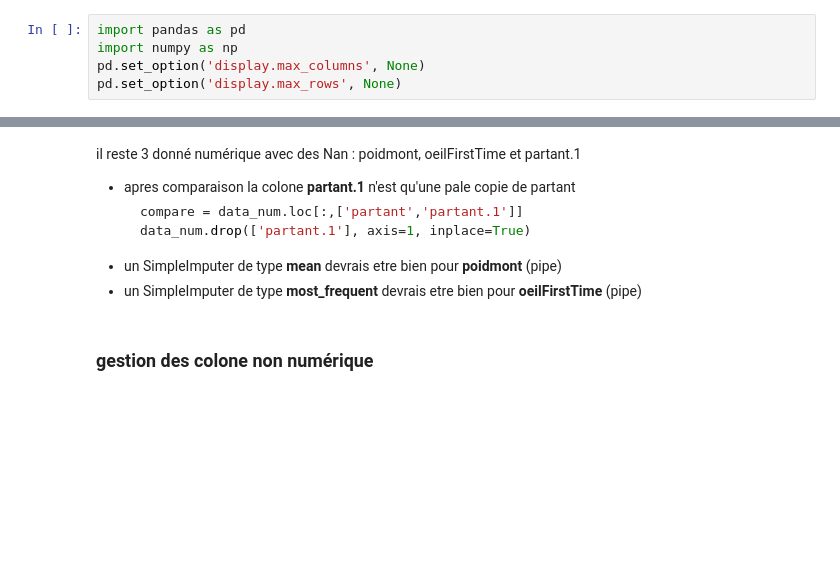
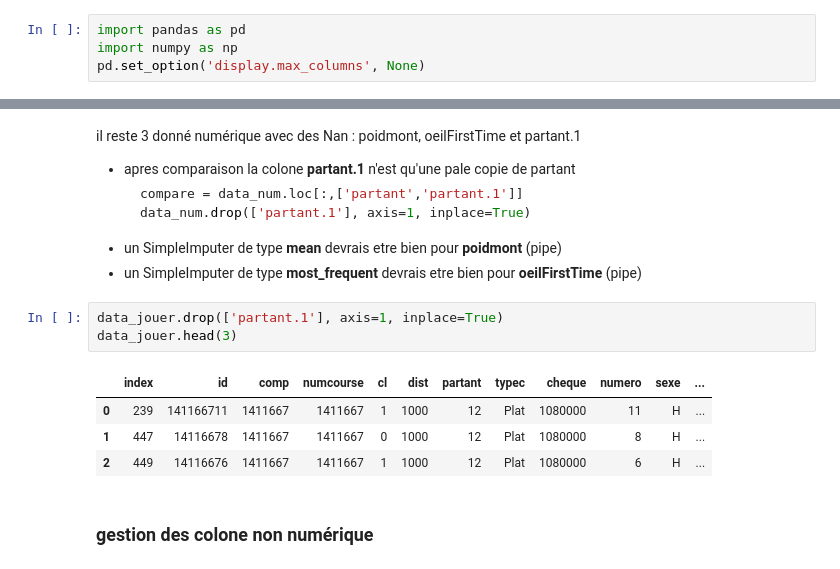
Before and after one commit to Biguhuh/chouwal, a Jupyter notebook: new_preprocess.ipynb, the cells around one changed output, grey strips where cells are left out. Saved outputs shown, nothing was run; the diff lists cells and outputs as text; blank space fills up the shorter version.

````diff
--- a/new_preprocess.ipynb
+++ b/new_preprocess.ipynb
@@ -2,7 +2,6 @@
 import pandas as pd
 import numpy as np
 pd.set_option('display.max_columns', None)
-pd.set_option('display.max_rows', None)
 # %% [markdown]
 # gestion au propre de preprossesing + ebauche de model
 # %%
@@ -265,5 +264,13 @@ il reste 3 donné numérique avec des Nan : poidmont, oeilFirstTime et partant.1
     ```
 - un SimpleImputer de type **mean** devrais etre bien pour **poidmont** (pipe)
 - un SimpleImputer de type **most_frequent** devrais etre bien pour **oeilFirstTime** (pipe)
+# %%
+data_jouer.drop(['partant.1'], axis=1, inplace=True)
+data_jouer.head(3)
+# %% [output]
+|  | index | id | comp | numcourse | cl | dist | partant | typec | cheque | numero | sexe | ... |
+| 0 | 239 | 141166711 | 1411667 | 1411667 | 1 | 1000 | 12 | Plat | 1080000 | 11 | H | ... |
+| 1 | 447 | 14116678 | 1411667 | 1411667 | 0 | 1000 | 12 | Plat | 1080000 | 8 | H | ... |
+| 2 | 449 | 14116676 | 1411667 | 1411667 | 1 | 1000 | 12 | Plat | 1080000 | 6 | H | ... |
 # %% [markdown]
 ### gestion des colone non numérique
````
Also changed, not shown: parts of 37 cells of this notebook, 1 other file.
